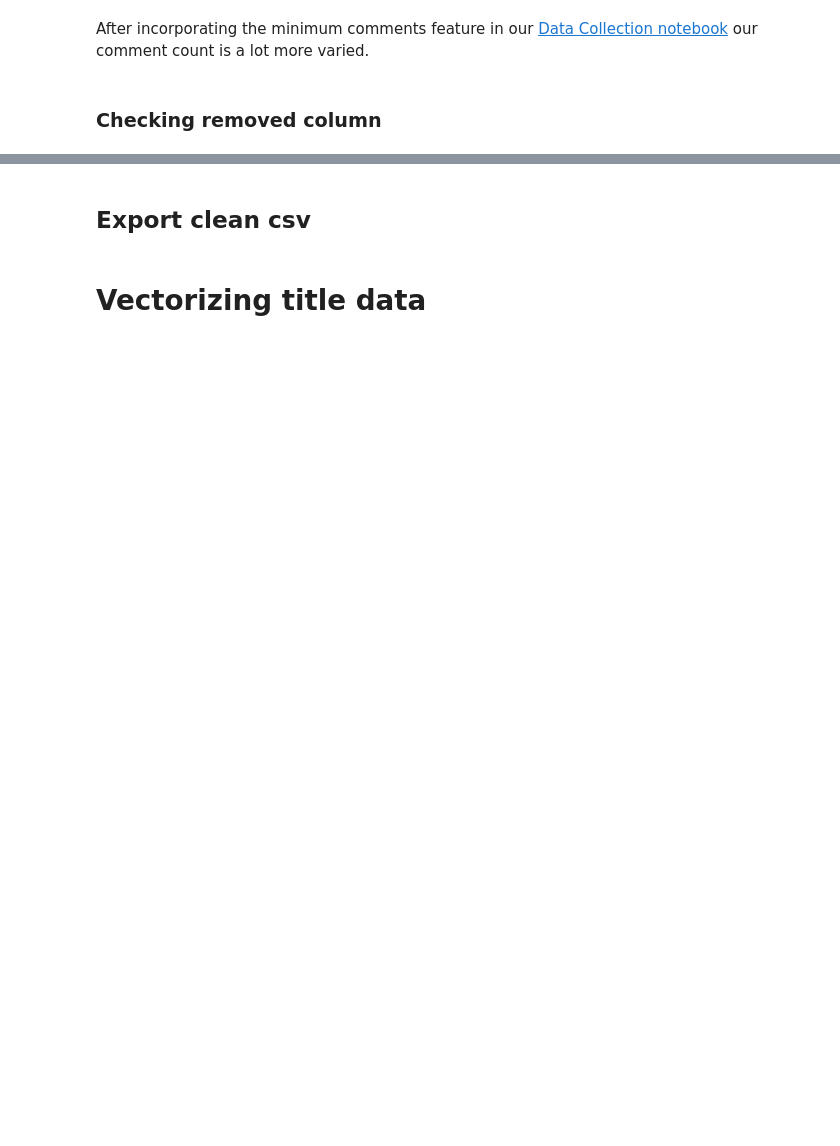
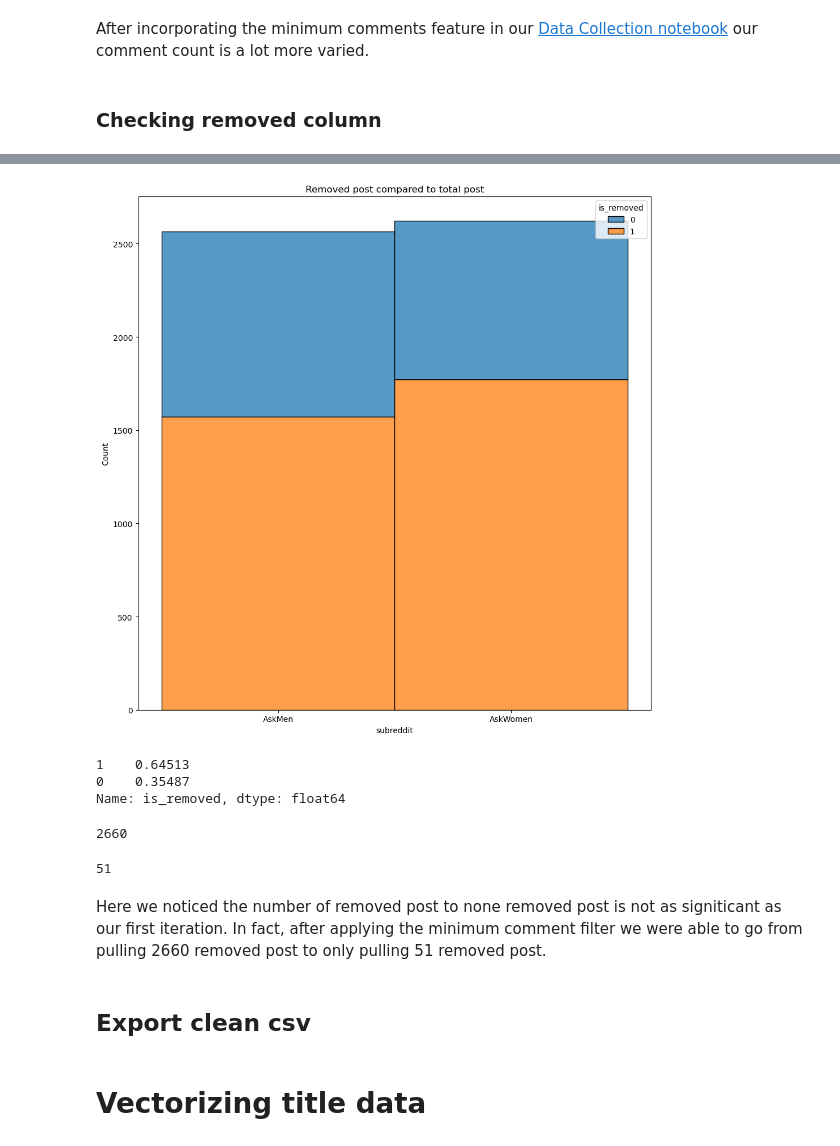
Before and after one commit to DerikVo/Reddit_NLP_project, a Jupyter notebook: Code/02_data_cleaning.ipynb, the cells around one changed output, grey strips where cells are left out. Saved outputs shown, nothing was run; the diff lists cells and outputs as text; code cells hidden in the pictures; blank space fills up the shorter version.

```diff
--- a/Code/02_data_cleaning.ipynb
+++ b/Code/02_data_cleaning.ipynb
@@ -655,3 +688,30 @@ Because we kept the original data set we have fewer moderator removed post. Its
+# %%
+plt.figure(figsize=(10,10))
+plt.title('Removed post compared to total post')
+sns.histplot(data= clean_df_2, multiple ="stack", x = clean_df_2['subreddit'], hue='is_removed', bins=35)
+plt.tight_layout()
+plt.savefig('../Figures/eda/stacked_removed_posts.png')
+# %% [output]
+[figure, added]
+# %%
+#See the percentage of removed post and non-removed post
+clean_df_2['is_removed'].value_counts(normalize=True)
+# %% [output]
+1    0.64513
+0    0.35487
+Name: is_removed, dtype: float64
+# %%
+#get the number of removed post in our original data set
+clean_df[clean_df['removed_by_category']=='moderator']['is_removed'].sum()
+# %% [output]
+2660
+# %%
+#finds the ammount of removed post in the new dataset my subtracting the old number of removed post.
+(clean_df_2[clean_df_2['removed_by_category']=='moderator']['is_removed'].sum() - clean_df[clean_df['removed_by_category']=='moderator']['is_removed'].sum())
+# %% [output]
+51
+# %% [markdown]
+Here we noticed the number of removed post to none removed post is not as signiticant as our first iteration. In fact, after applying the minimum comment filter we were able to go from pulling 2660 removed post to only pulling 51 removed post.
 # %% [markdown]
 ## Export clean csv
 # %%
```
Also changed, not shown: parts of 40 cells of this notebook, 5 other files.
